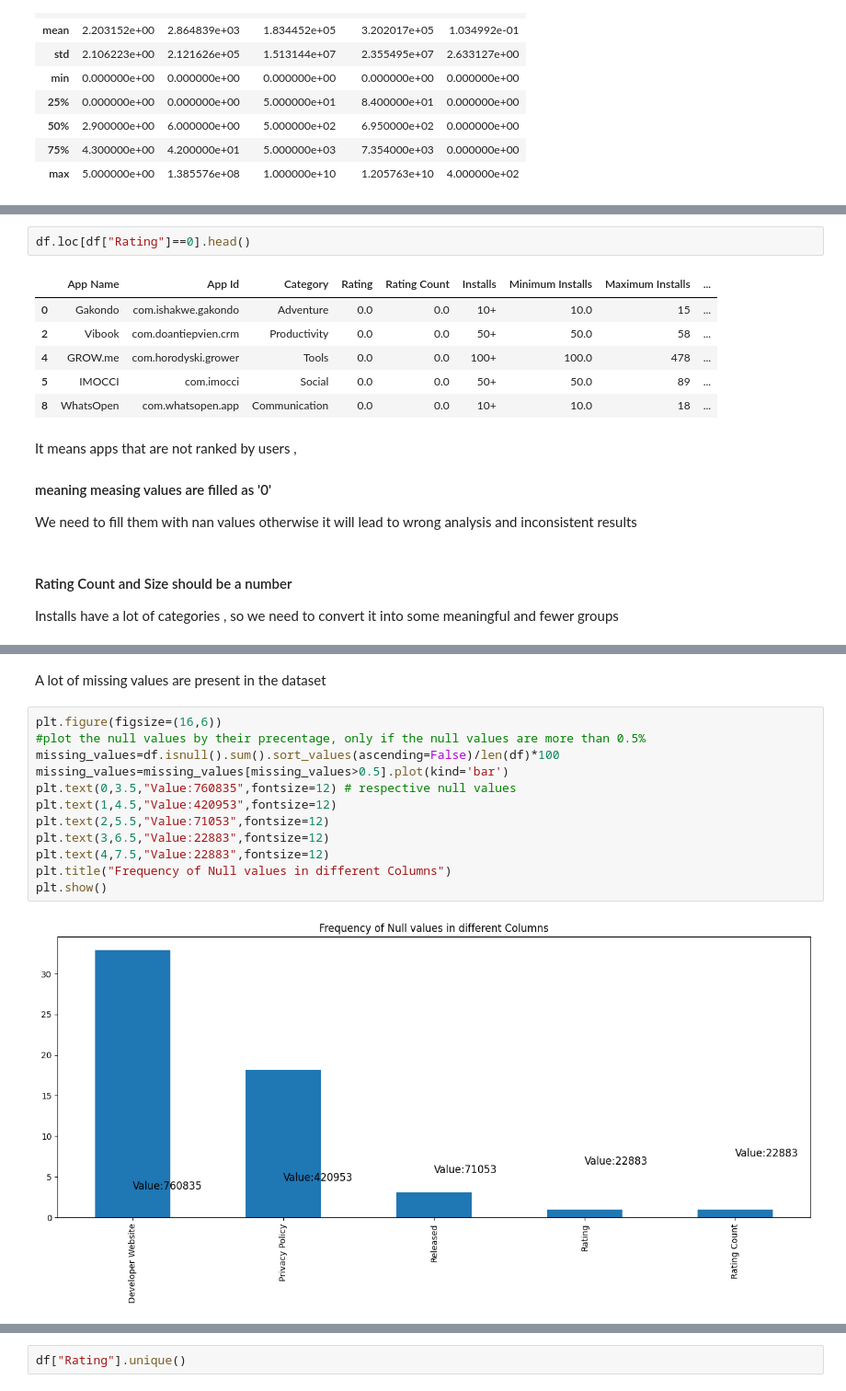
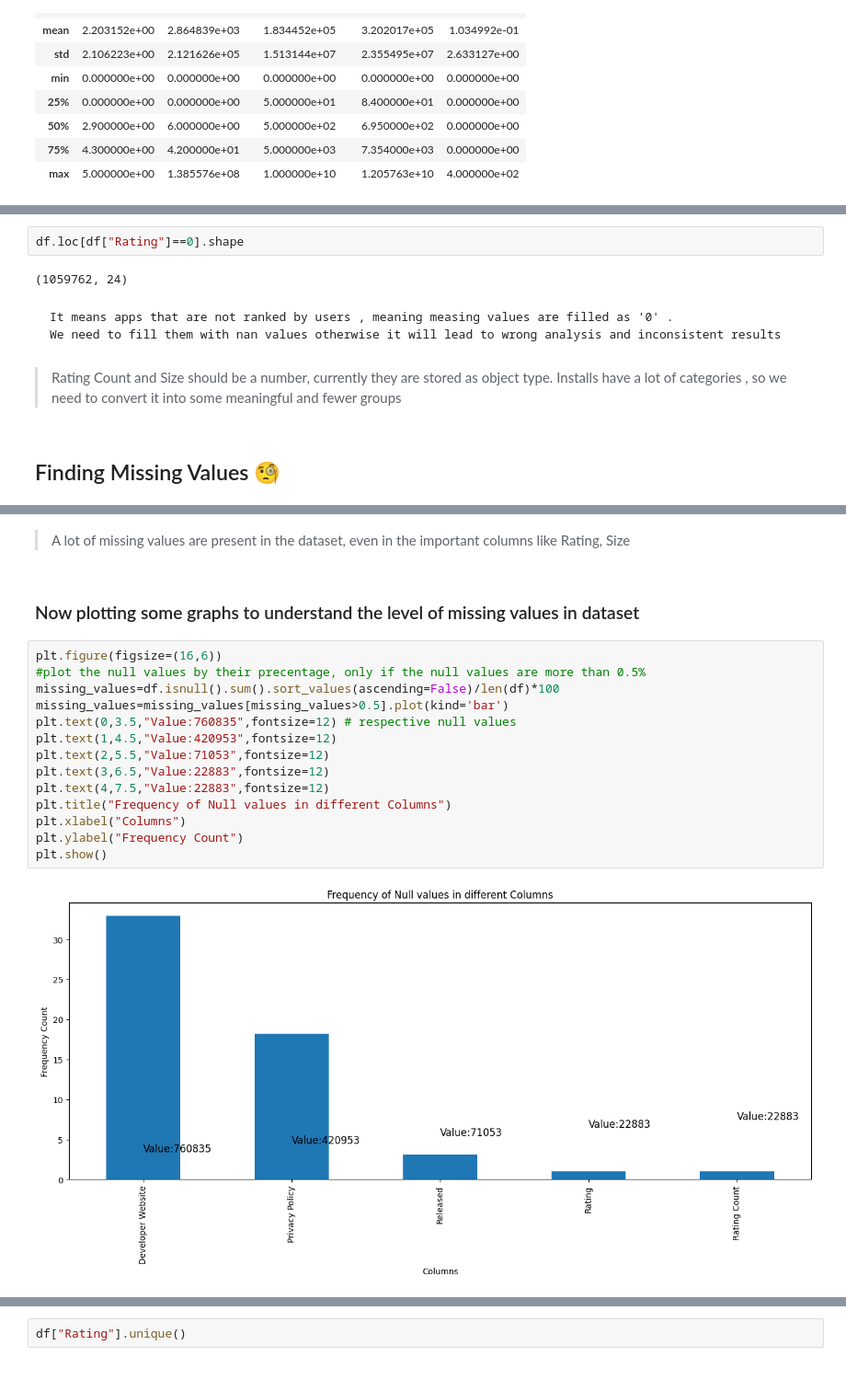
Before and after one commit to mozammilkarim/app_store_data_eda, a Jupyter notebook: app_store.ipynb, the cells around one changed output, grey strips where cells are left out. Shown at 92% size. Drawn from its saved outputs; the diff is of its cells as text.

```diff
--- a/app_store.ipynb
+++ b/app_store.ipynb
@@ -112,19 +138,15 @@ df.describe()
 # %%
-df.loc[df["Rating"]==0].head()
+df.loc[df["Rating"]==0].shape
 # %% [output]
-|  | App Name | App Id | Category | Rating | Rating Count | Installs | Minimum Installs | Maximum Installs | ... |
-| 0 | Gakondo | com.ishakwe.gakondo | Adventure | 0.0 | 0.0 | 10+ | 10.0 | 15 | ... |
-| 2 | Vibook | com.doantiepvien.crm | Productivity | 0.0 | 0.0 | 50+ | 50.0 | 58 | ... |
-| 4 | GROW.me | com.horodyski.grower | Tools | 0.0 | 0.0 | 100+ | 100.0 | 478 | ... |
-| 5 | IMOCCI | com.imocci | Social | 0.0 | 0.0 | 50+ | 50.0 | 89 | ... |
-| 8 | WhatsOpen | com.whatsopen.app | Communication | 0.0 | 0.0 | 10+ | 10.0 | 18 | ... |
+(1059762, 24)
 # %% [markdown]
-It means apps that are not ranked by users ,
-#### meaning measing values are filled as '0'
-We need to fill them with nan values otherwise it will lead to wrong analysis and inconsistent results
+    It means apps that are not ranked by users , meaning measing values are filled as '0' .
+    We need to fill them with nan values otherwise it will lead to wrong analysis and inconsistent results
 # %% [markdown]
-#### Rating Count and Size should be a number
-Installs have a lot of categories , so we need to convert it into some meaningful and fewer groups
+> Rating Count and Size should be a number, currently they are stored as object type.
+    Installs have a lot of categories , so we need to convert it into some meaningful and fewer groups
+# %% [markdown]
+## Finding Missing Values 🧐
 # %%
 df.isnull().sum().sort_values(ascending=False)
 # %% [output]
@@ -146,19 +168,23 @@ Editors Choice            0
 Scraped Time              0
 dtype: int64
 # %% [markdown]
-A lot of missing values are present in the dataset
+> A lot of missing values are present in the dataset, even in the important columns like Rating, Size
+# %% [markdown]
+### Now plotting some graphs to understand the level of missing values in dataset
 # %%
 plt.figure(figsize=(16,6))
 #plot the null values by their precentage, only if the null values are more than 0.5%
 missing_values=df.isnull().sum().sort_values(ascending=False)/len(df)*100
 missing_values=missing_values[missing_values>0.5].plot(kind='bar')
 plt.text(0,3.5,"Value:760835",fontsize=12) # respective null values
 plt.text(1,4.5,"Value:420953",fontsize=12)
 plt.text(2,5.5,"Value:71053",fontsize=12)
 plt.text(3,6.5,"Value:22883",fontsize=12)
 plt.text(4,7.5,"Value:22883",fontsize=12)
 plt.title("Frequency of Null values in different Columns")
+plt.xlabel("Columns")
+plt.ylabel("Frequency Count")
 plt.show()
 # %% [output]
-[figure, old version]
+[figure, new version]
 # %% [markdown]
```
Also changed, not shown: parts of 60 cells of this notebook.
